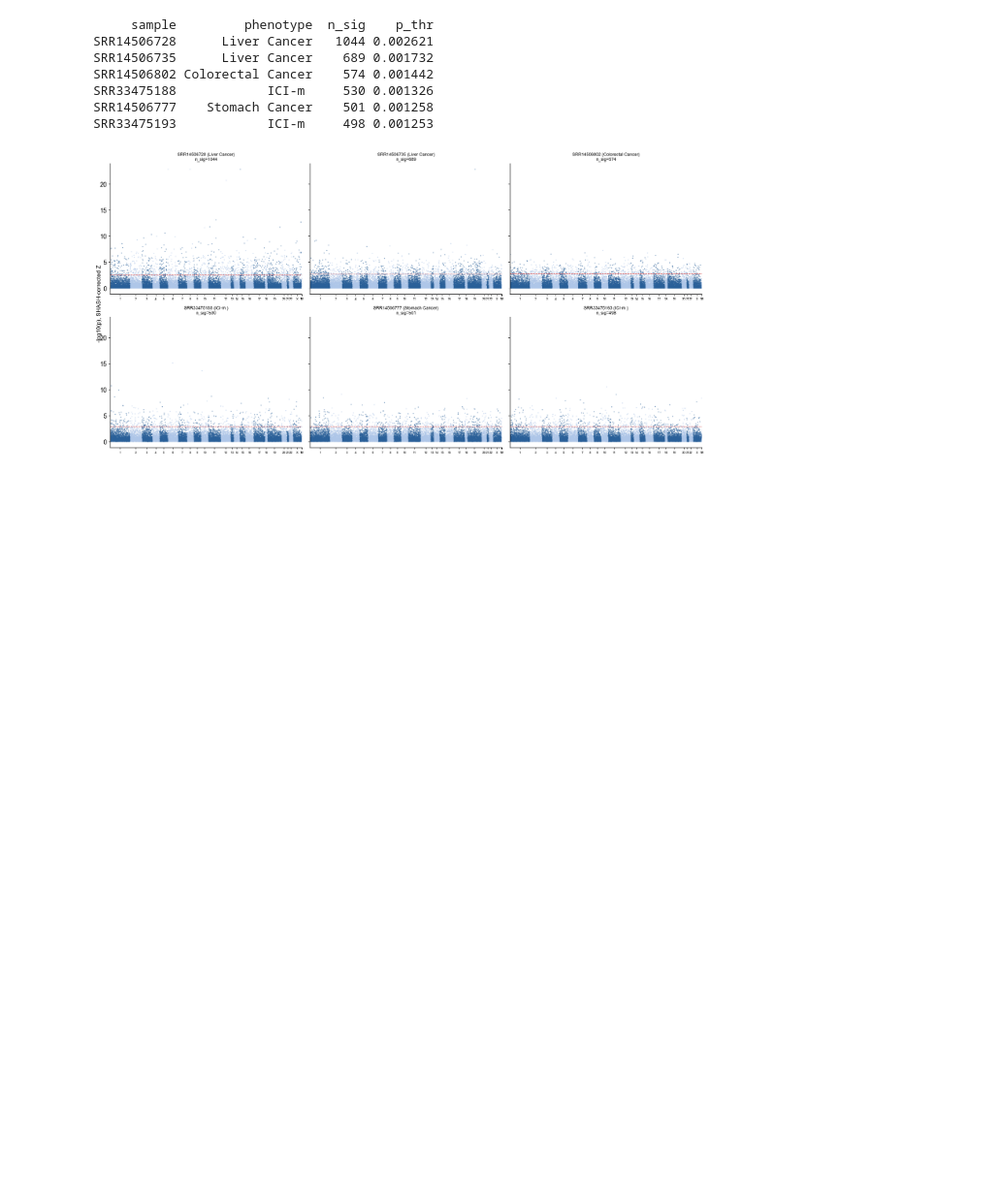
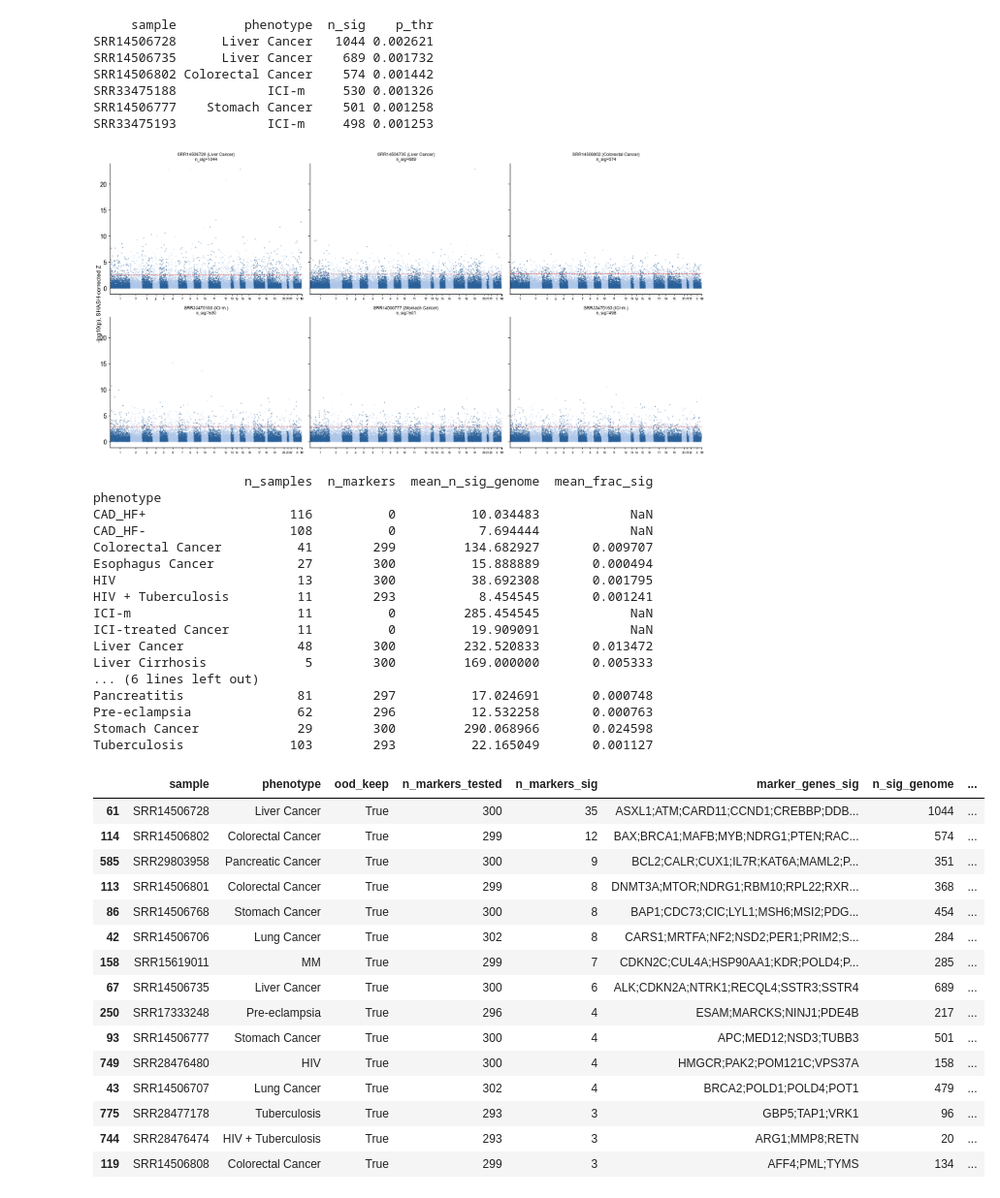
Before and after one commit to jmj3078/cfRNA_Disentaglement, a Jupyter notebook: MixedEffectsModeling/3_disease_scoring.ipynb, the cells around one changed output. Shown at 97% size. Drawn from its saved outputs; the diff is of its cells as text; code cells hidden in the pictures; blank space fills up the shorter version.

```diff
--- a/MixedEffectsModeling/3_disease_scoring.ipynb
+++ b/MixedEffectsModeling/3_disease_scoring.ipynb
@@ -276,3 +276,83 @@ plt.tight_layout()
 fig.savefig(ZDIR / 'manhattan_top_samples.png', bbox_inches='tight')
 # %% [output]
 [figure]
+# %%
+import json
+
+REF_DIR = Path('Benchmark/disease_reference')
+MARKER_TOPN = 300
+MARKER_SCORE_FLOOR = 0.05
+
+sym_of = sc.read_h5ad(config.H5AD_PATH, backed='r').var['GeneName'].reindex(gene_names)
+sym2cols = {}
+for j, sym in enumerate(sym_of.values):
+    sym2cols.setdefault(sym, []).append(j)
+
+pheno_markers = {}
+for f in REF_DIR.glob('*.json'):
+    rec = json.load(open(f))
+    if rec['phenotype'] == 'MGUS':  # OT association pool too thin (22 genes) for any panel size
+        continue
+    ranked = sorted(rec['genes'], key=lambda gs: -gs[1])
+    floored = [g for g, s in ranked if s >= MARKER_SCORE_FLOOR]
+    genes = set(floored[:MARKER_TOPN]) | set(rec.get('supplement', {}).get('genes', []))
+    pheno_markers[rec['phenotype']] = genes
+
+p_all = 2 * norm.sf(np.abs(Z_shash))
+phenotype_stripped = pd.Series(phenotype_dis).str.strip().values
+p_thr_of = sig_df.set_index('sample')['p_thr']
+n_sig_of = sig_df.set_index('sample')['n_sig']  # genome-wide BH-significant gene count, not just markers
+
+rows = []
+for i, (name, ph) in enumerate(zip(names_dis, phenotype_stripped)):
+    markers = pheno_markers.get(ph)
+    p_thr = p_thr_of.get(name, np.nan)
+    marker_cols = sorted({j for sym in (markers or []) for j in sym2cols.get(sym, [])})
+    hit_syms = ([] if not marker_cols or not np.isfinite(p_thr)
+                else sorted({sym_of.iloc[j] for j in marker_cols if p_all[i, j] <= p_thr}))
+    rows.append((name, ph, ood_keep[i], len(marker_cols), len(hit_syms), ';'.join(hit_syms), int(n_sig_of.get(name, 0))))
+
+marker_df = pd.DataFrame(rows, columns=['sample', 'phenotype', 'ood_keep', 'n_markers_tested',
+                                        'n_markers_sig', 'marker_genes_sig', 'n_sig_genome'])
+marker_df['frac_markers_sig'] = marker_df['n_markers_sig'] / marker_df['n_markers_tested'].replace(0, np.nan)
+marker_df.to_csv(ZDIR / 'sample_marker_hits.csv', index=False)
+
+print(marker_df.groupby('phenotype').agg(
+    n_samples=('sample', 'size'), n_markers=('n_markers_tested', 'first'),
+    mean_n_sig_genome=('n_sig_genome', 'mean'), mean_frac_sig=('frac_markers_sig', 'mean')).to_string())
+marker_df[marker_df['ood_keep'] & (marker_df['n_markers_tested'] > 0)].sort_values(
+    'frac_markers_sig', ascending=False).head(15)
+# %% [output]
+                    n_samples  n_markers  mean_n_sig_genome  mean_frac_sig
+phenotype
+CAD_HF+                   116          0          10.034483            NaN
+CAD_HF-                   108          0           7.694444            NaN
+Colorectal Cancer          41        299         134.682927       0.009707
+Esophagus Cancer           27        300          15.888889       0.000494
+HIV                        13        300          38.692308       0.001795
+HIV + Tuberculosis         11        293           8.454545       0.001241
+ICI-m                      11          0         285.454545            NaN
+ICI-treated Cancer         11          0          19.909091            NaN
+Liver Cancer               48        300         232.520833       0.013472
+Liver Cirrhosis             5        300         169.000000       0.005333
+... (6 lines left out)
+Pancreatitis               81        297          17.024691       0.000748
+Pre-eclampsia              62        296          12.532258       0.000763
+Stomach Cancer             29        300         290.068966       0.024598
+Tuberculosis              103        293          22.165049       0.001127
+|  | sample | phenotype | ood_keep | n_markers_tested | n_markers_sig | marker_genes_sig | n_sig_genome | ... |
+| 61 | SRR14506728 | Liver Cancer | True | 300 | 35 | ASXL1;ATM;CARD11;CCND1;CREBBP;DDB... | 1044 | ... |
+| 114 | SRR14506802 | Colorectal Cancer | True | 299 | 12 | BAX;BRCA1;MAFB;MYB;NDRG1;PTEN;RAC... | 574 | ... |
+| 585 | SRR29803958 | Pancreatic Cancer | True | 300 | 9 | BCL2;CALR;CUX1;IL7R;KAT6A;MAML2;P... | 351 | ... |
+| 113 | SRR14506801 | Colorectal Cancer | True | 299 | 8 | DNMT3A;MTOR;NDRG1;RBM10;RPL22;RXR... | 368 | ... |
+| 86 | SRR14506768 | Stomach Cancer | True | 300 | 8 | BAP1;CDC73;CIC;LYL1;MSH6;MSI2;PDG... | 454 | ... |
+| 42 | SRR14506706 | Lung Cancer | True | 302 | 8 | CARS1;MRTFA;NF2;NSD2;PER1;PRIM2;S... | 284 | ... |
+| 158 | SRR15619011 | MM | True | 299 | 7 | CDKN2C;CUL4A;HSP90AA1;KDR;POLD4;P... | 285 | ... |
+| 67 | SRR14506735 | Liver Cancer | True | 300 | 6 | ALK;CDKN2A;NTRK1;RECQL4;SSTR3;SSTR4 | 689 | ... |
+| 250 | SRR17333248 | Pre-eclampsia | True | 296 | 4 | ESAM;MARCKS;NINJ1;PDE4B | 217 | ... |
+| 93 | SRR14506777 | Stomach Cancer | True | 300 | 4 | APC;MED12;NSD3;TUBB3 | 501 | ... |
+| 749 | SRR28476480 | HIV | True | 300 | 4 | HMGCR;PAK2;POM121C;VPS37A | 158 | ... |
+| 43 | SRR14506707 | Lung Cancer | True | 302 | 4 | BRCA2;POLD1;POLD4;POT1 | 479 | ... |
+| 775 | SRR28477178 | Tuberculosis | True | 293 | 3 | GBP5;TAP1;VRK1 | 96 | ... |
+| 744 | SRR28476474 | HIV + Tuberculosis | True | 293 | 3 | ARG1;MMP8;RETN | 20 | ... |
+| 119 | SRR14506808 | Colorectal Cancer | True | 299 | 3 | AFF4;PML;TYMS | 134 | ... |
```
Also changed, not shown: parts of 2 cells of this notebook, 7 other files.
